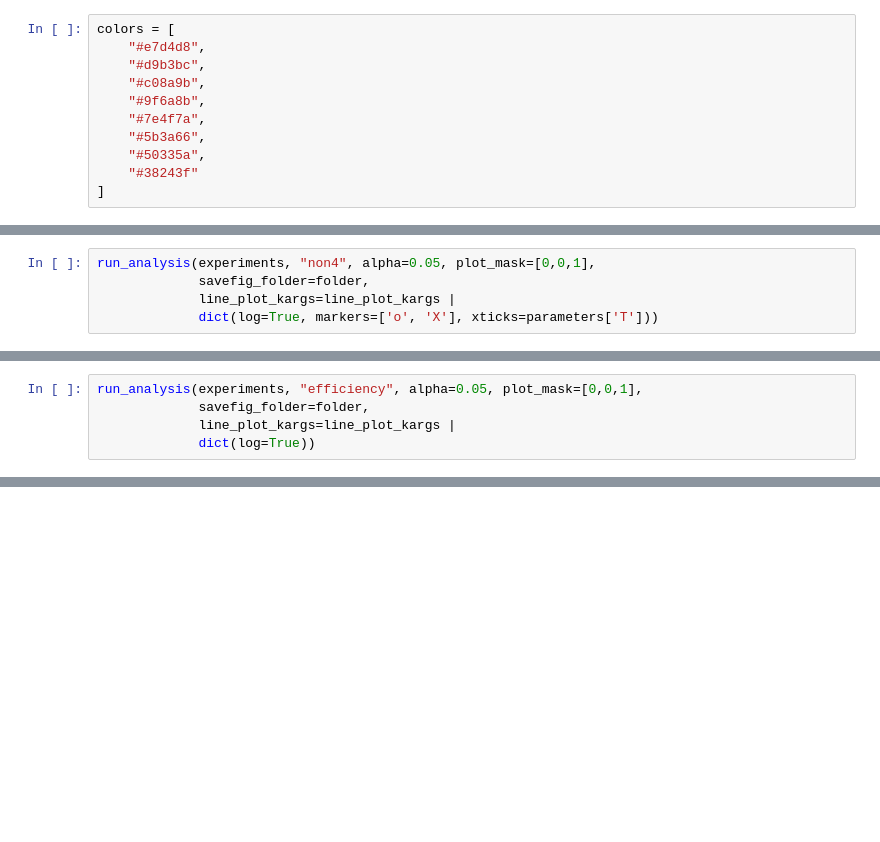
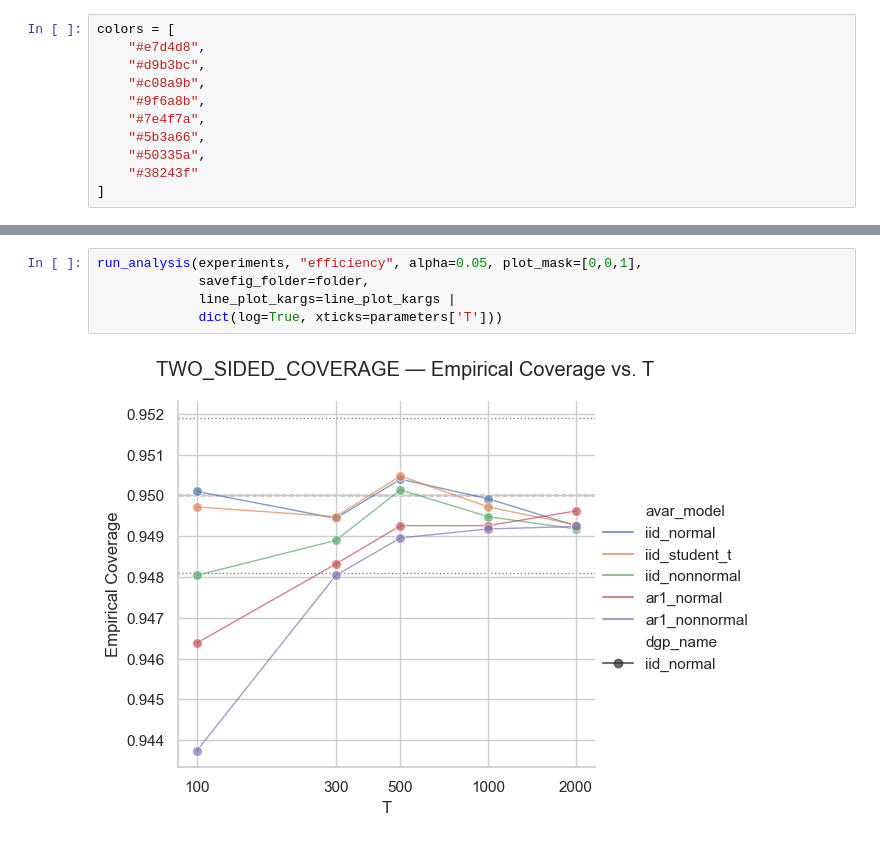
Before and after one commit to Fabro2701/sharpe_ratio_TFM, a Jupyter notebook: notebooks/presentation/coverage_extra.ipynb, the cells around one changed output, grey strips where cells are left out. Cells and saved outputs as stored; diff of their text form; blank space fills up the shorter version.

```diff
--- a/notebooks/presentation/coverage_extra.ipynb
+++ b/notebooks/presentation/coverage_extra.ipynb
@@ -220,5 +209,0 @@ run_analysis(experiments, "phi", alpha=0.05, plot_mask=[0,0,1],
-# %%
-run_analysis(experiments, "non4", alpha=0.05, plot_mask=[0,0,1],
-             savefig_folder=folder,
-             line_plot_kargs=line_plot_kargs |
-             dict(log=True, markers=['o', 'X'], xticks=parameters['T']))
@@ -228,5 +209,0 @@ run_analysis(experiments, "non4", alpha=0.05, plot_mask=[0,0,1],
-# %%
-run_analysis(experiments, "efficiency", alpha=0.05, plot_mask=[0,0,1],
-             savefig_folder=folder,
-             line_plot_kargs=line_plot_kargs |
-             dict(log=True))
@@ -241,0 +217,7 @@ run_analysis(experiments, "sr", alpha=0.05, plot_mask=[0,0,1],
+# %%
+run_analysis(experiments, "efficiency", alpha=0.05, plot_mask=[0,0,1],
+             savefig_folder=folder,
+             line_plot_kargs=line_plot_kargs |
+             dict(log=True, xticks=parameters['T']))
+# %% [output]
+[figure, added]
```
Also changed, not shown: parts of 11 cells of this notebook, 1 other file.
